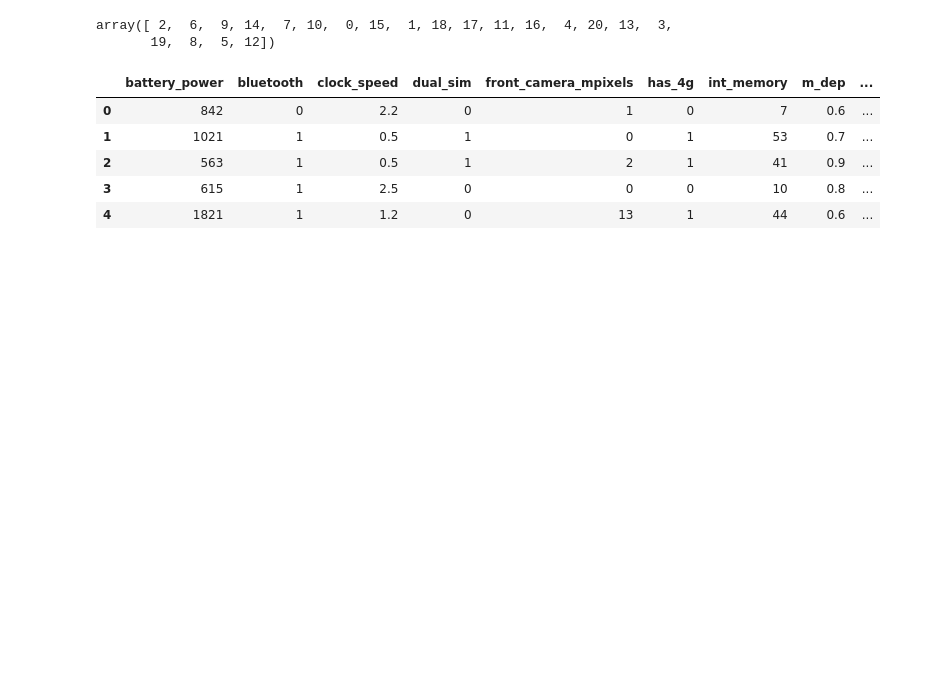
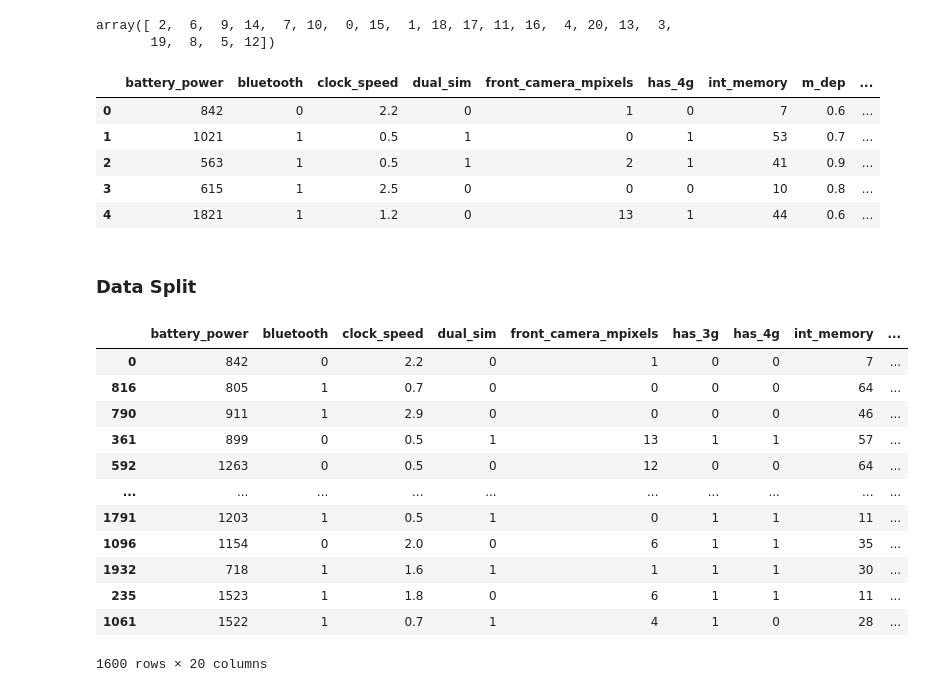
Before and after one commit to Aimin-Nur/DataAnalyst---PriceSmartphone, a Jupyter notebook: Prediksi Harga Hp.ipynb, the cells around one changed output. Saved outputs shown, nothing was run; the diff lists cells and outputs as text; code cells hidden in the pictures; blank space fills up the shorter version.

```diff
--- a/Prediksi Harga Hp.ipynb
+++ b/Prediksi Harga Hp.ipynb
@@ -382,3 +382,28 @@ df.head()
 | 2 | 563 | 1 | 0.5 | 1 | 2 | 1 | 41 | 0.9 | ... |
 | 3 | 615 | 1 | 2.5 | 0 | 0 | 0 | 10 | 0.8 | ... |
 | 4 | 1821 | 1 | 1.2 | 0 | 13 | 1 | 44 | 0.6 | ... |
+# %% [markdown]
+### Data Split
+# %%
+from sklearn.model_selection import train_test_split
+
+X = df[df.columns.difference(['price_range'])]
+y = df['price_range']
+
+X_train, X_test, y_train, y_test = train_test_split(X, y, test_size = 0.2, random_state = 1)
+# %%
+X_train
+# %% [output]
+|  | battery_power | bluetooth | clock_speed | dual_sim | front_camera_mpixels | has_3g | has_4g | int_memory | ... |
+| 0 | 842 | 0 | 2.2 | 0 | 1 | 0 | 0 | 7 | ... |
+| 816 | 805 | 1 | 0.7 | 0 | 0 | 0 | 0 | 64 | ... |
+| 790 | 911 | 1 | 2.9 | 0 | 0 | 0 | 0 | 46 | ... |
+| 361 | 899 | 0 | 0.5 | 1 | 13 | 1 | 1 | 57 | ... |
+| 592 | 1263 | 0 | 0.5 | 0 | 12 | 0 | 0 | 64 | ... |
+| ... | ... | ... | ... | ... | ... | ... | ... | ... | ... |
+| 1791 | 1203 | 1 | 0.5 | 1 | 0 | 1 | 1 | 11 | ... |
+| 1096 | 1154 | 0 | 2.0 | 0 | 6 | 1 | 1 | 35 | ... |
+| 1932 | 718 | 1 | 1.6 | 1 | 1 | 1 | 1 | 30 | ... |
+| 235 | 1523 | 1 | 1.8 | 0 | 6 | 1 | 1 | 11 | ... |
+| 1061 | 1522 | 1 | 0.7 | 1 | 4 | 1 | 0 | 28 | ... |
+1600 rows × 20 columns
```
Also changed, not shown: parts of 15 cells of this notebook.
